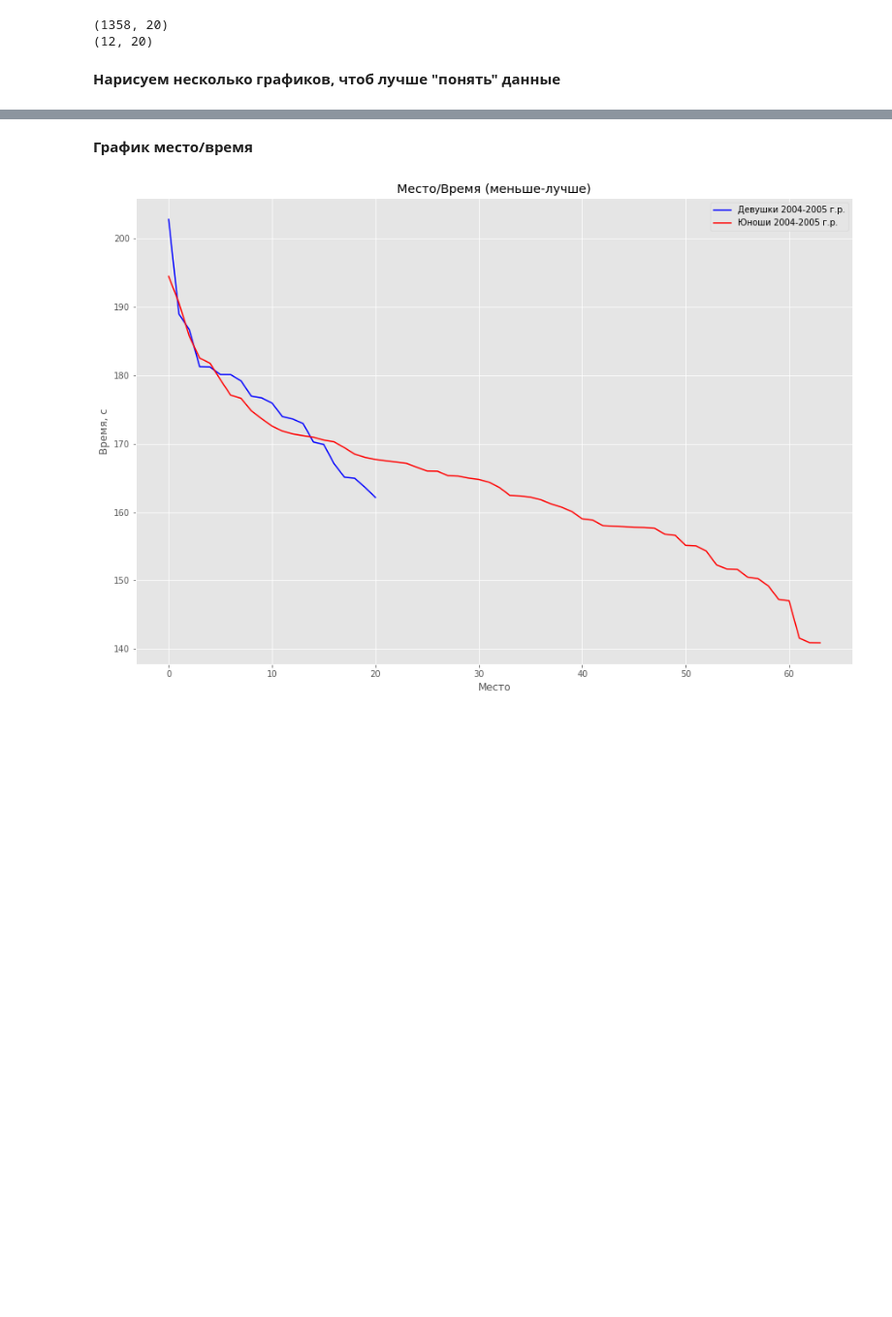
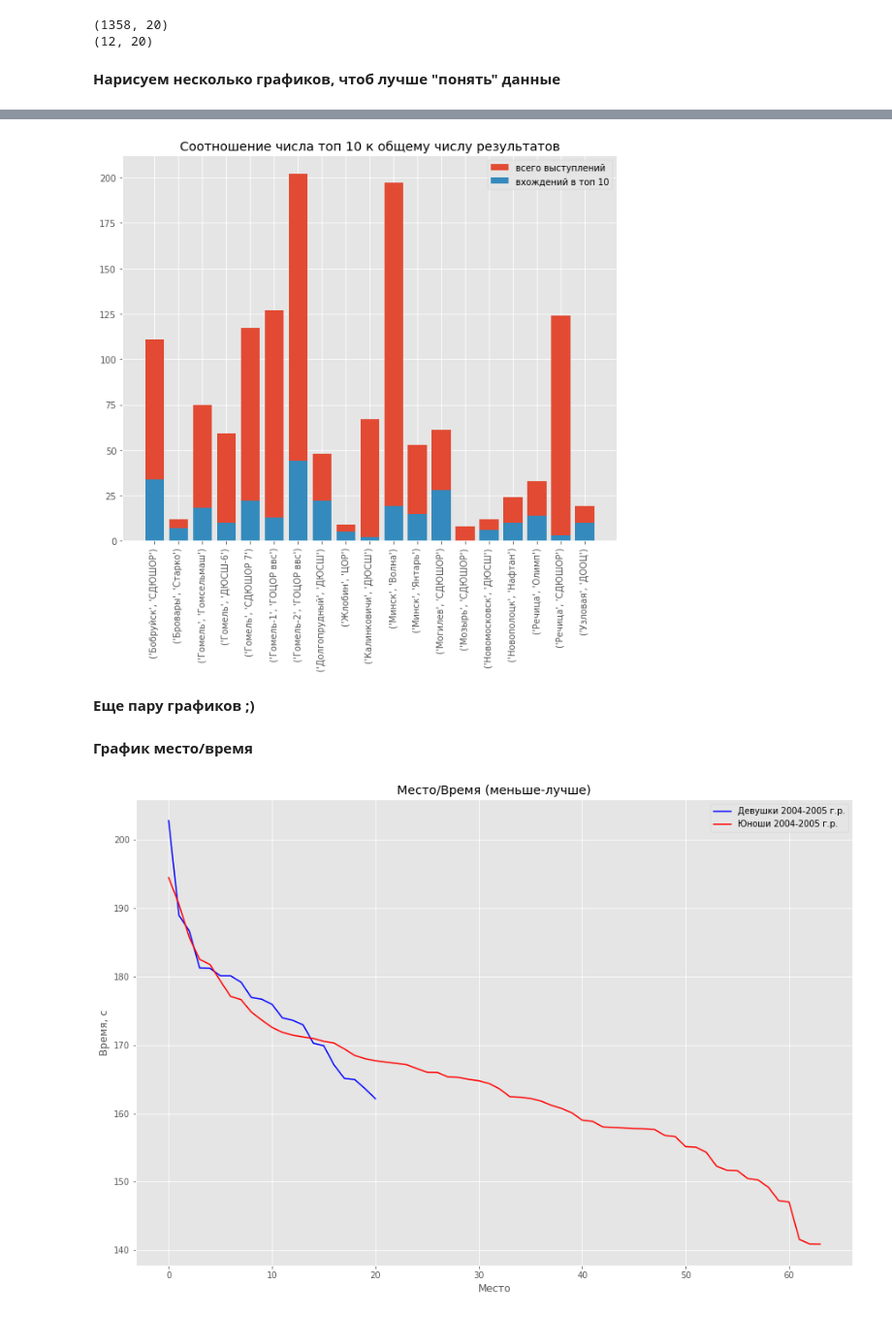
Before and after one commit to timoti1/T-SQL, a Jupyter notebook: Data Analysis/02_clean_data.ipynb, the cells around one changed output, grey strips where cells are left out. Shown at 97% size. Cells and saved outputs as stored; diff of their text form; code cells hidden in the pictures; blank space fills up the shorter version.

```diff
--- a/Data Analysis/02_clean_data.ipynb
+++ b/Data Analysis/02_clean_data.ipynb
@@ -463,3 +475,19 @@ plt.show()
+# %%
+city_stats_places = dict(competitions_df.query('place<=10').groupby(['city','team']).size())
+city_stats_athletes = dict(competitions_df.groupby(['city','team']).size())
+
+plt.figure(figsize=(10,8))
+plt.bar([str(st) for st in city_stats_athletes.keys()], city_stats_athletes.values(), label='всего выступлений')
+plt.bar([str(st) for st in city_stats_places.keys()], city_stats_places.values(), label='вхождений в топ 10')
+plt.xticks(rotation=90)
+
+plt.legend(loc='upper right')
+plt.title('Соотношение числа топ 10 к общему числу результатов')
+plt.show()
+# %% [output]
+[figure, added]
+# %% [markdown]
+**Еще пару графиков ;)**
 # %%
 # подготовим данные с результатами 4х различных групп на одной дистанции
 
```
Also changed, not shown: parts of 6 cells of this notebook.
